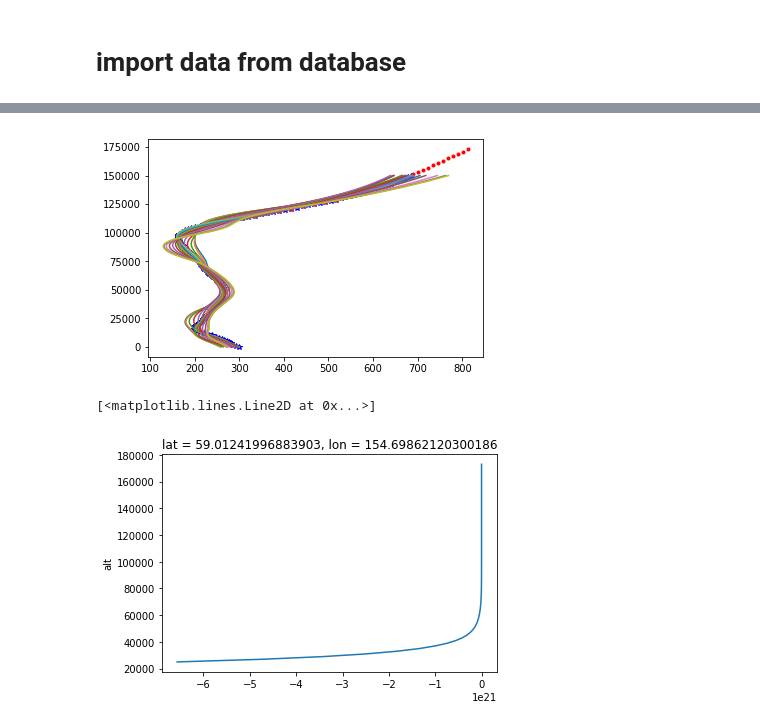
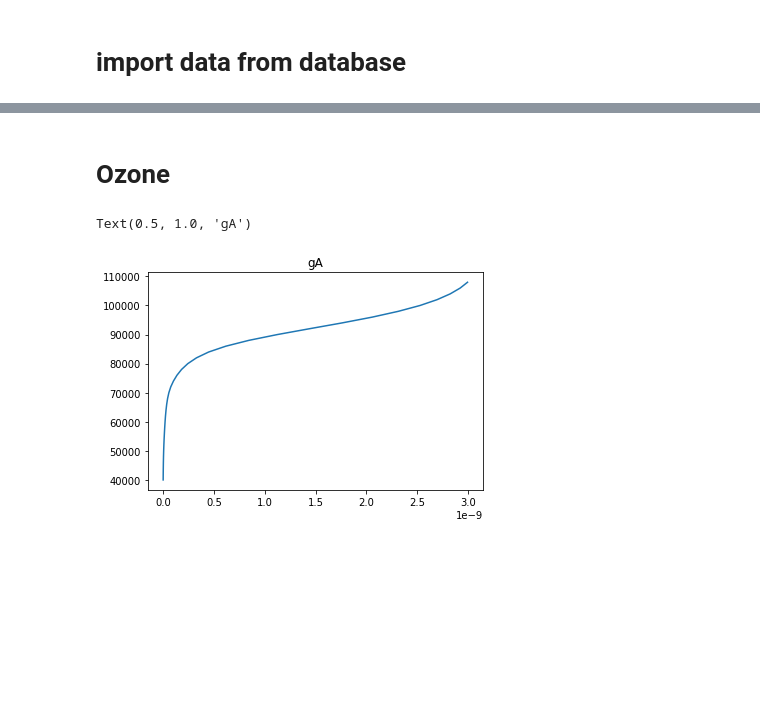
Before and after one commit to Anqi-Li/iris, a Jupyter notebook: notebooks/ozone_retrieval.ipynb, the cells around one changed output, grey strips where cells are left out. Drawn from its saved outputs; the diff is of its cells as text; code cells hidden in the pictures; blank space fills up the shorter version.

```diff
--- a/notebooks/ozone_retrieval.ipynb
+++ b/notebooks/ozone_retrieval.ipynb
@@ -201,30 +187,26 @@ edges_alt.shape
+# %% [markdown]
+# Ozone
 # %%
-from chemi import ozone_sme, ozone_textbook
-from scipy.interpolate import interp1d, interp2d
+from chemi import ozone_sme, ozone_textbook, oxygen_atom, jfactors, gfactor
 from scipy.io import loadmat
+import sys
+sys.path.append('..')
 MSIS = loadmat('../msisdata.mat')
 zMsis = MSIS['zMsis'].squeeze() # in km
 TMsis = MSIS['TMsis'] # in K
 NMsis = MSIS['NMsis'] # in cm-3 ???
 monthMsis = MSIS['monthMsis'].squeeze()
 latMsis = MSIS['latMsis'].squeeze()
 month = 6 #temp
-lat = 9 #temp
+lat = 1 #temp
+T = interp1d(zMsis*1e3, TMsis[:,month,lat], fill_value='extrapolate')(z)
+M = interp1d(zMsis*1e3, NMsis[:,month,lat], fill_value='extrapolate')(z)
+
+#calculate O2 photosythesis rate first
+zenithangle = 10
+gA = gfactor(0.2*M, T, z, zenithangle)
+plt.plot(gA,z)
+plt.title('gA')
+# %% [output]
+Text(0.5, 1.0, 'gA')
+[figure, added]
-# %%
-T = interp1d(zMsis*1e3, TMsis[:,month,lat], fill_value='extrapolate')(edges_alt)
-M = interp1d(zMsis*1e3, NMsis[:,month,lat], fill_value='extrapolate')(edges_alt)
-
-plt.figure()
-plt.plot(TMsis[:,month,lat], zMsis*1e3, 'b*')
-plt.plot(T, edges_alt, 'r.')
-plt.plot(TMsis[:,month,:],zMsis*1e3)
-plt.show()
-# %% [output]
-[figure, removed]
-# %%
-V = result.isel(lat=4, lon=5)
-o3 = ozone_sme(M, T, V)
-o3.plot(y='alt')
-# %% [output]
-[<matplotlib.lines.Line2D at 0x...>]
-[figure, removed]
```
Also changed, not shown: parts of 16 cells of this notebook, 5 other files.
